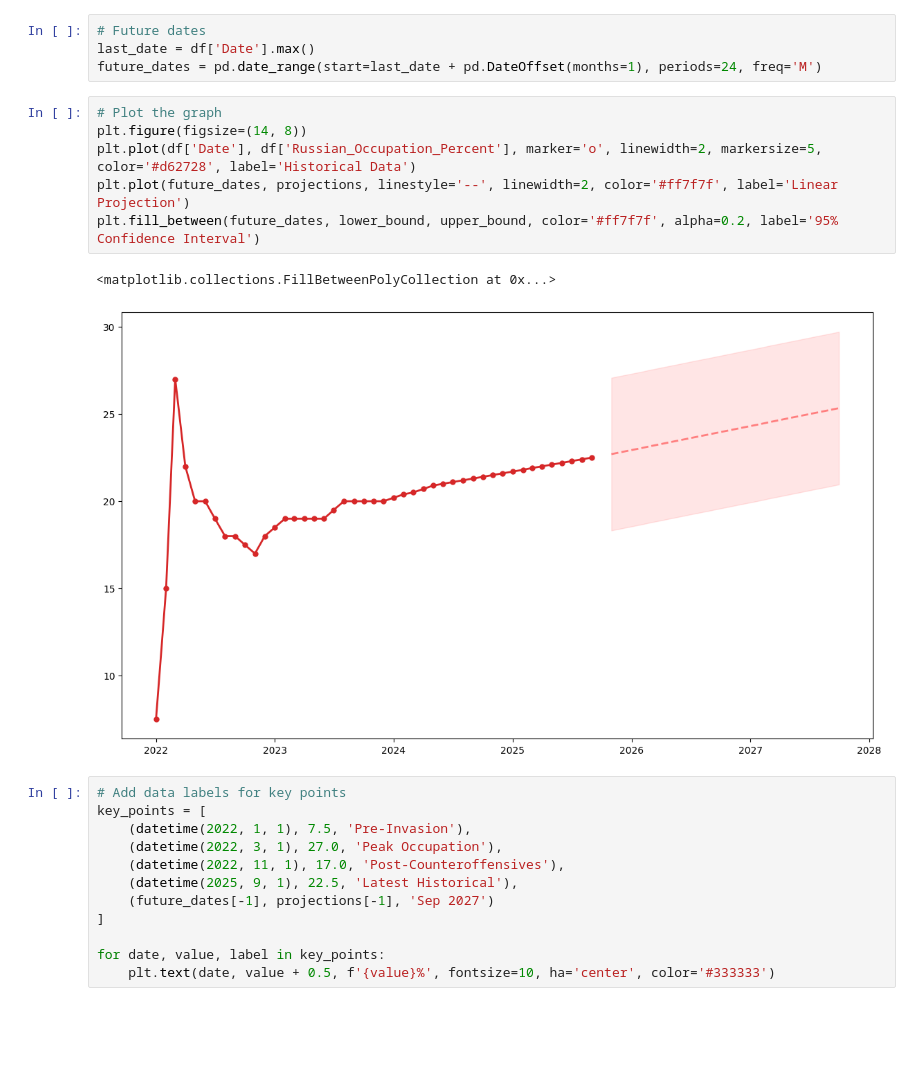
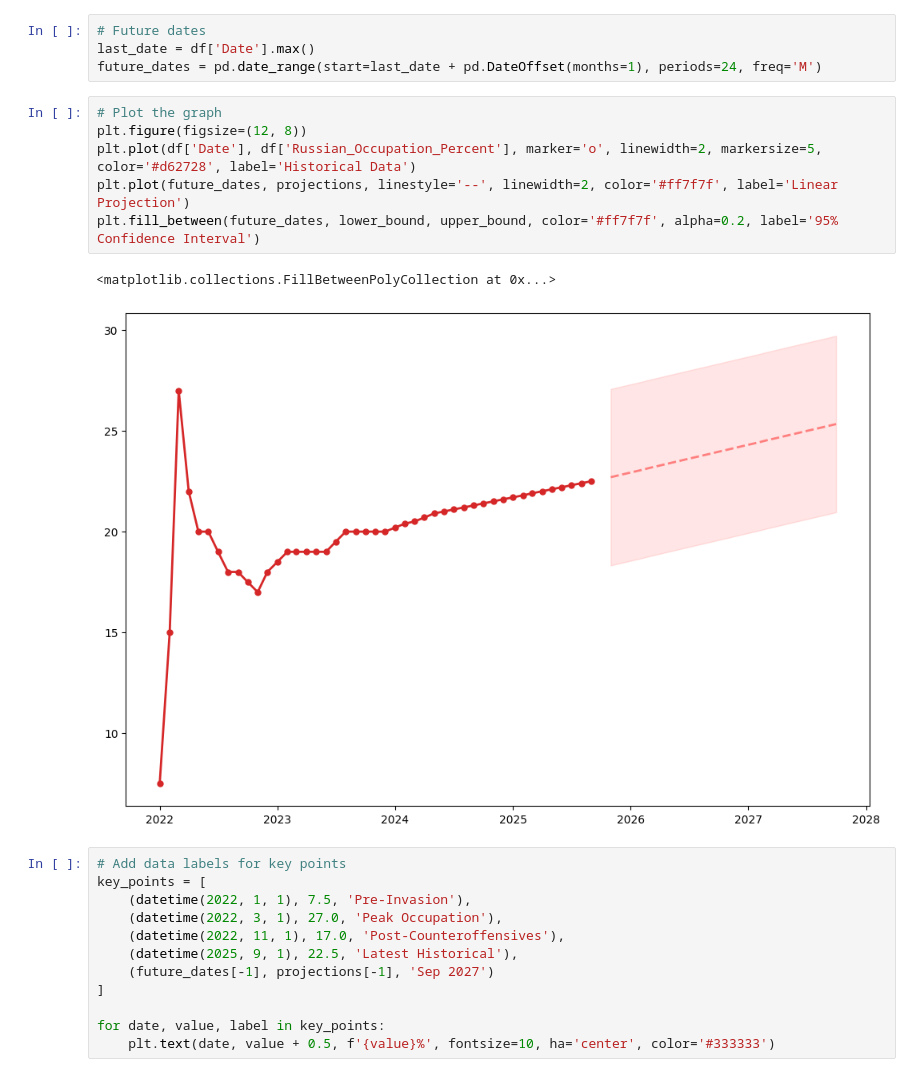
Before and after one commit to Markosky/UkraineWarOccupationProjection, a Jupyter notebook: UkraineStats.ipynb, the cells around one changed output. Cells and saved outputs as stored; diff of their text form; blank space fills up the shorter version.

```diff
--- a/UkraineStats.ipynb
+++ b/UkraineStats.ipynb
@@ -53,13 +53,13 @@ last_date = df['Date'].max()
 future_dates = pd.date_range(start=last_date + pd.DateOffset(months=1), periods=24, freq='M')
 # %%
 # Plot the graph
-plt.figure(figsize=(14, 8))
+plt.figure(figsize=(12, 8))
 plt.plot(df['Date'], df['Russian_Occupation_Percent'], marker='o', linewidth=2, markersize=5, color='#d62728', label='Historical Data')
 plt.plot(future_dates, projections, linestyle='--', linewidth=2, color='#ff7f7f', label='Linear Projection')
 plt.fill_between(future_dates, lower_bound, upper_bound, color='#ff7f7f', alpha=0.2, label='95% Confidence Interval')
 # %% [output]
 <matplotlib.collections.FillBetweenPolyCollection at 0x...>
-[figure, old version]
+[figure, new version]
 # %%
 # Add data labels for key points
 key_points = [
```
Also changed, not shown: parts of 1 cell of this notebook.
